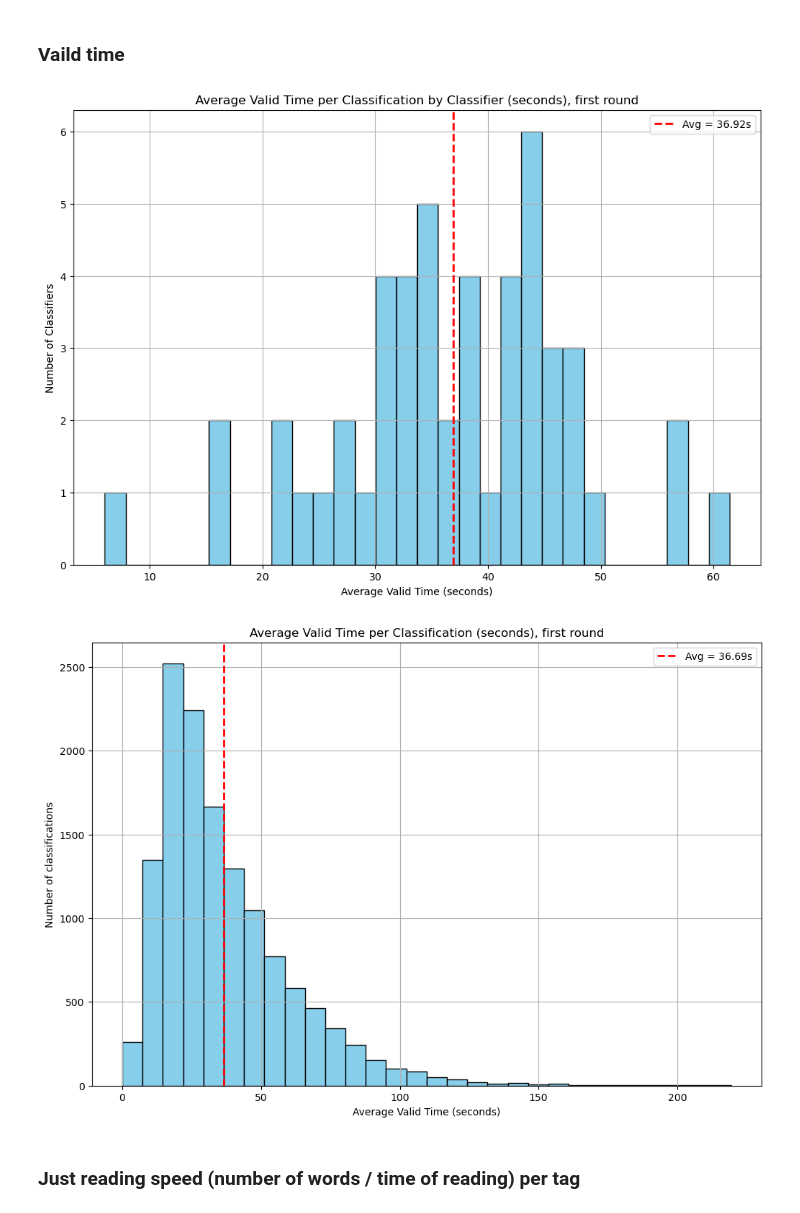
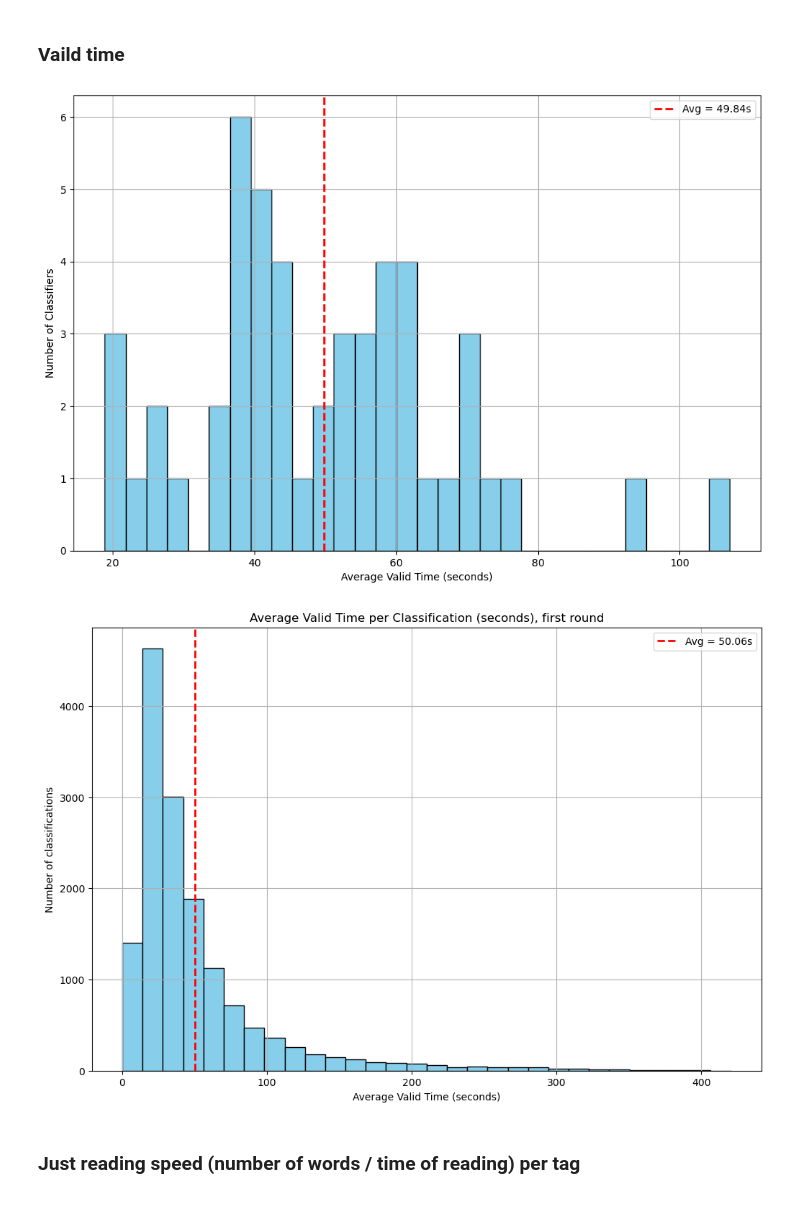
Before and after one commit to oejaramillo/WFH-Project, a Jupyter notebook: classification_proccess.ipynb, the cells around one changed output. Saved outputs shown, nothing was run; the diff lists cells and outputs as text; code cells hidden in the pictures.

```diff
--- a/classification_proccess.ipynb
+++ b/classification_proccess.ipynb
@@ -417,7 +417,7 @@ avisos['word_count'] = avisos['aviso'].apply(lambda x: len(x.split()))
 # %%
 # Parameters in minutes
 avg_lecture_word_min = 250
-idle_time = 1
+idle_time = 5
 
 # Expected time based on reading speed + 3 minutes thinking time
 avisos['expected_time_sec'] = (avisos['word_count'] / (avg_lecture_word_min / 60)) + (idle_time * 60)
@@ -463,17 +463,17 @@ avg_valid_time_per_classifier = avisos.groupby('classifier_id')['valid_time_diff
 # %%
 overall_avg = avg_valid_time_per_classifier.mean()
 # Plot the histogram with average line
 plt.figure(figsize=(12, 8))
 plt.hist(avg_valid_time_per_classifier, bins=30, color='skyblue', edgecolor='black')
 plt.axvline(overall_avg, color='red', linestyle='dashed', linewidth=2, label=f'Avg = {overall_avg:.2f}s')
-plt.title('Average Valid Time per Classification by Classifier (seconds), first round')
+#plt.title('Average Valid Time per Classification by Classifier (seconds), first round')
 plt.xlabel('Average Valid Time (seconds)')
 plt.ylabel('Number of Classifiers')
 plt.legend()
 plt.grid(True)
 plt.show()
 # %% [output]
-[figure, old version]
+[figure, new version]
 # %%
 overall_avg = avisos['valid_time_diff'].mean()
 # Plot the histogram with average line
@@ -487,7 +487,7 @@ plt.legend()
 plt.grid(True)
 plt.show()
 # %% [output]
-[figure, old version]
+[figure, new version]
 # %% [markdown]
 ### Just reading speed (number of words / time of reading) per tag
 # %%
```
Also changed, not shown: parts of 4 cells of this notebook, 8 other files.
